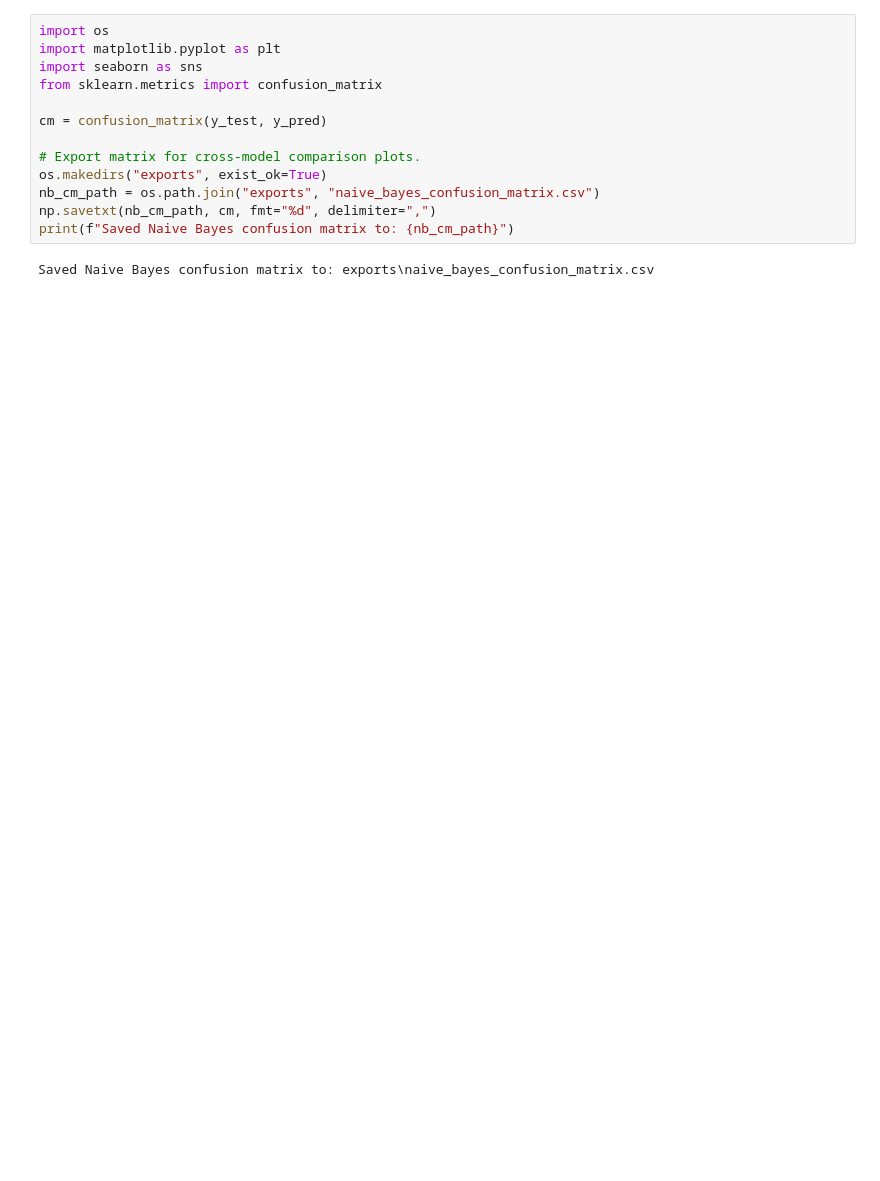
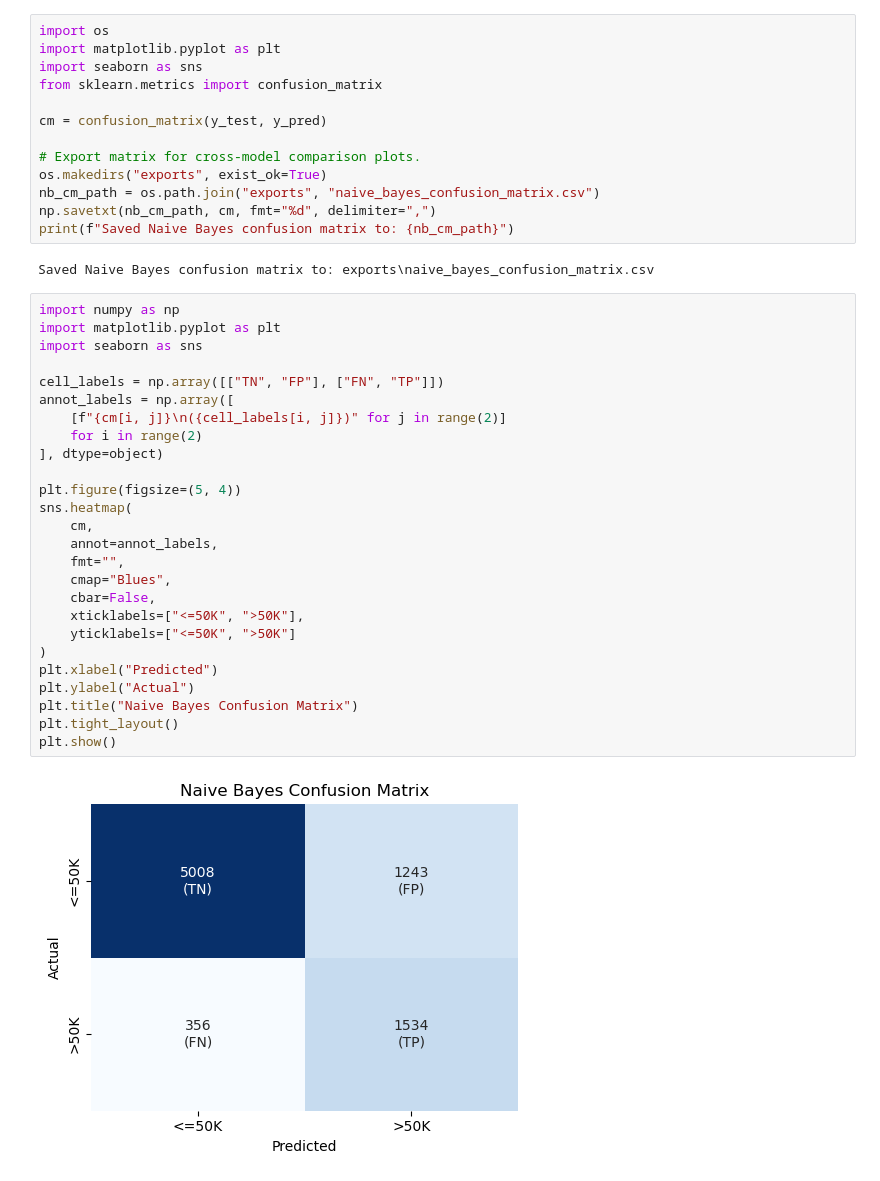
Before and after one commit to Hlpred2/MATH_3180_Project_1, a Jupyter notebook: Naive_Bayes.ipynb, the cells around one changed output. Drawn from its saved outputs; the diff is of its cells as text; blank space fills up the shorter version.

```diff
--- a/Naive_Bayes.ipynb
+++ b/Naive_Bayes.ipynb
@@ -132,3 +282,31 @@ np.savetxt(nb_cm_path, cm, fmt="%d", delimiter=",")
 print(f"Saved Naive Bayes confusion matrix to: {nb_cm_path}")
 # %% [output]
 Saved Naive Bayes confusion matrix to: exports\naive_bayes_confusion_matrix.csv
+# %%
+import numpy as np
+import matplotlib.pyplot as plt
+import seaborn as sns
+
+cell_labels = np.array([["TN", "FP"], ["FN", "TP"]])
+annot_labels = np.array([
+    [f"{cm[i, j]}\n({cell_labels[i, j]})" for j in range(2)]
+    for i in range(2)
+], dtype=object)
+
+plt.figure(figsize=(5, 4))
+sns.heatmap(
+    cm,
+    annot=annot_labels,
+    fmt="",
+    cmap="Blues",
+    cbar=False,
+    xticklabels=["<=50K", ">50K"],
+    yticklabels=["<=50K", ">50K"]
+)
+plt.xlabel("Predicted")
+plt.ylabel("Actual")
+plt.title("Naive Bayes Confusion Matrix")
+plt.tight_layout()
+plt.show()
+# %% [output]
+[figure, added]
```
Also changed, not shown: parts of 7 cells of this notebook, 6 other files.
